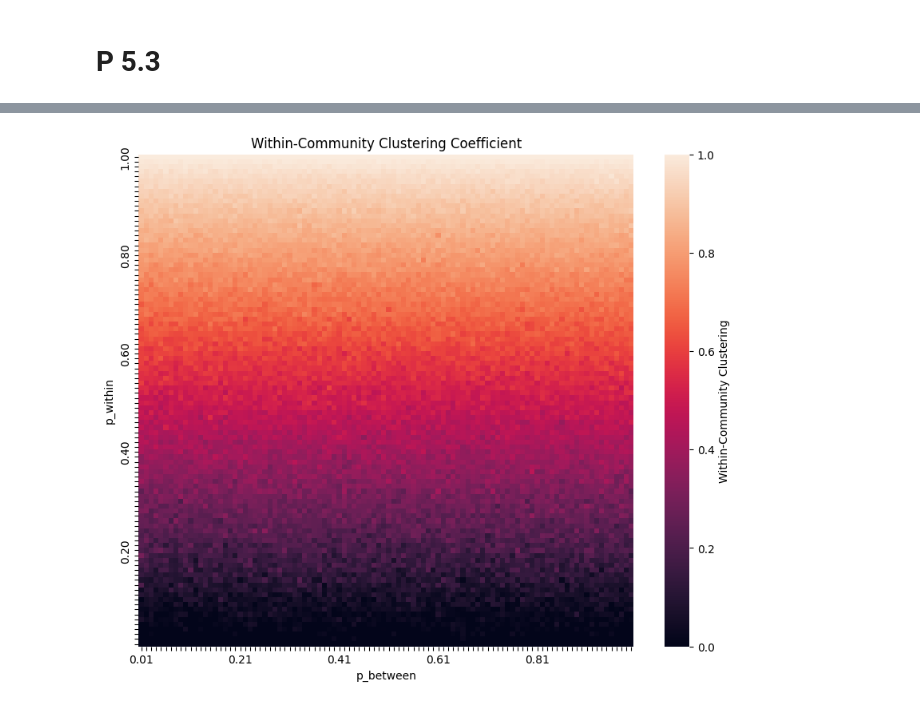
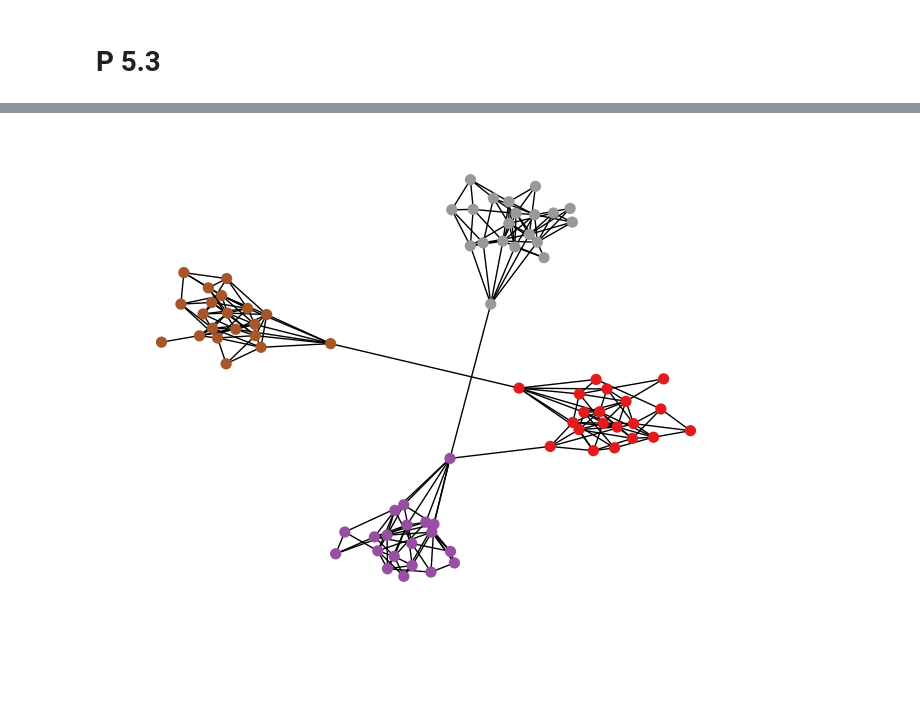
Before and after one commit to dawidsroczyk/social-networks-and-recommendation-systems, a Jupyter notebook: P5.ipynb, the cells around one changed output, grey strips where cells are left out. Drawn from its saved outputs; the diff is of its cells as text; code cells hidden in the pictures; blank space fills up the shorter version.

```diff
--- a/P5.ipynb
+++ b/P5.ipynb
@@ -98,39 +77,8 @@ plt.show()
-# %%
-steps = 100
-
-p_within_vals = np.linspace(0.01, 1.0, steps)
-p_between_vals = np.linspace(0.01, 1.0, steps)
-
-results_within = np.zeros((len(p_within_vals), len(p_between_vals)))
-
-for (i, p_w), (j, p_b) in tqdm(product(enumerate(p_within_vals), enumerate(p_between_vals)), total=len(p_within_vals) * len(p_between_vals)):
-    G = nx.stochastic_block_model([20]*4,
-        [[p_w, p_b, p_b, p_b],
-         [p_b, p_w, p_b, p_b],
-         [p_b, p_b, p_w, p_b],
-         [p_b, p_b, p_b, p_w]])
-
-    # Calculate average clustering within communities only
-    within_clustering = []
-    for comm in range(4):
-        nodes = list(range(comm*20, (comm+1)*20))
-        subgraph = G.subgraph(nodes)
-        within_clustering.append(clustering_coefficient(subgraph))
-
-    results_within[i,j] = np.mean(within_clustering)
-
-# Reverse the y-axis order
-results_within = results_within[::-1]
-
-# Heatmap with proper labels
-plt.figure(figsize=(10,8))
-sns.heatmap(results_within,
-            xticklabels=[f'{x:.2f}' if i % 20 == 0 else '' for i, x in enumerate(p_between_vals)],
-            yticklabels=[f'{y:.2f}' if i % 20 == 0 else '' for i, y in enumerate(p_within_vals[::-1])],
-            annot=False, cbar_kws={'label': 'Within-Community Clustering'})
-plt.xlabel('p_between')
-plt.ylabel('p_within')
-plt.title('Within-Community Clustering Coefficient')
-plt.show()
-# %% [output]
-[figure, removed]
+# %%
+G = get_sbm_graph(N, communities, 0.3, 0.001)
+
+colors = [i//N for i in range(communities*N)]
+nx.draw(G, node_color=colors, cmap=plt.cm.Set1, node_size=50)
+plt.show()
+# %% [output]
+[figure, added]
```
Also changed, not shown: parts of 10 cells of this notebook.
